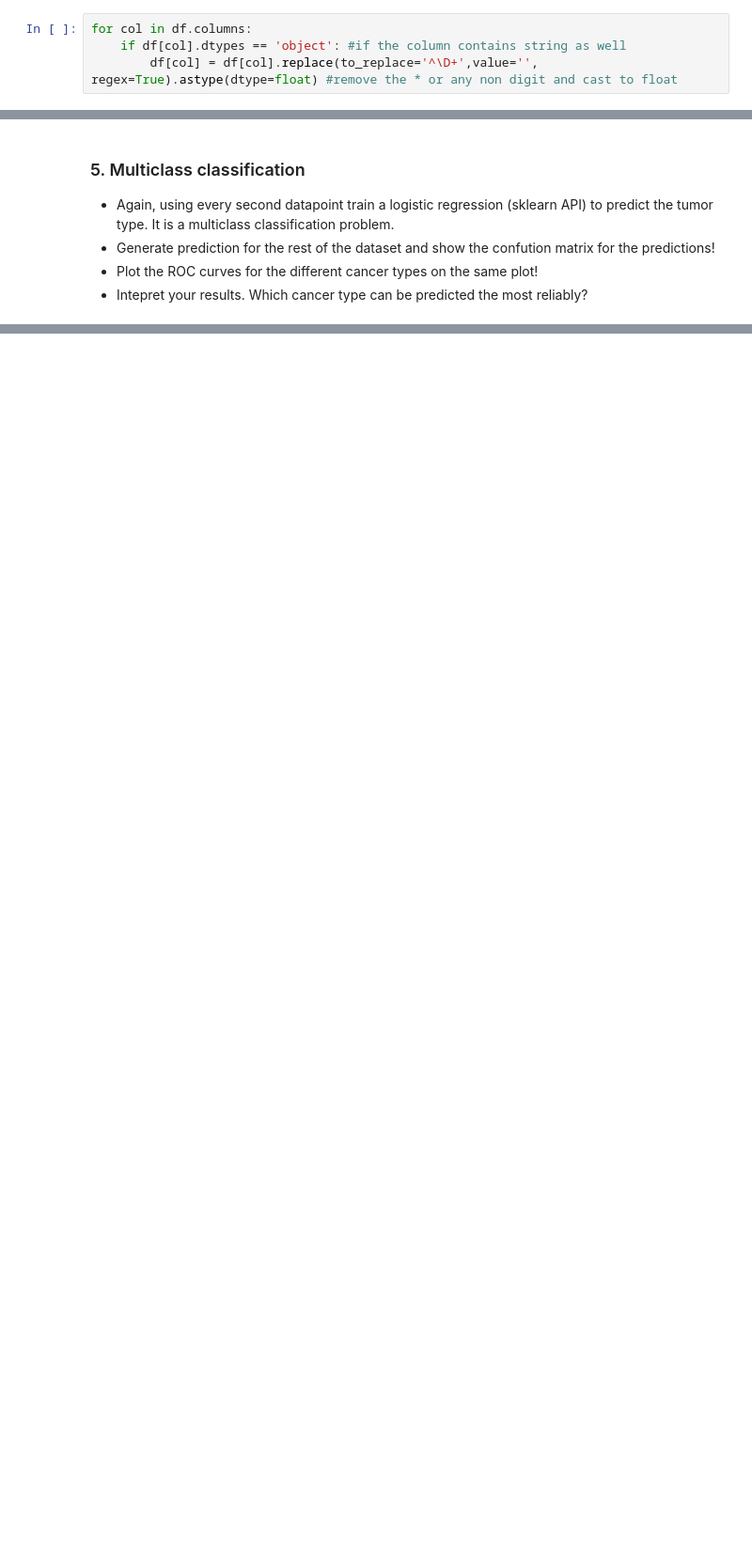
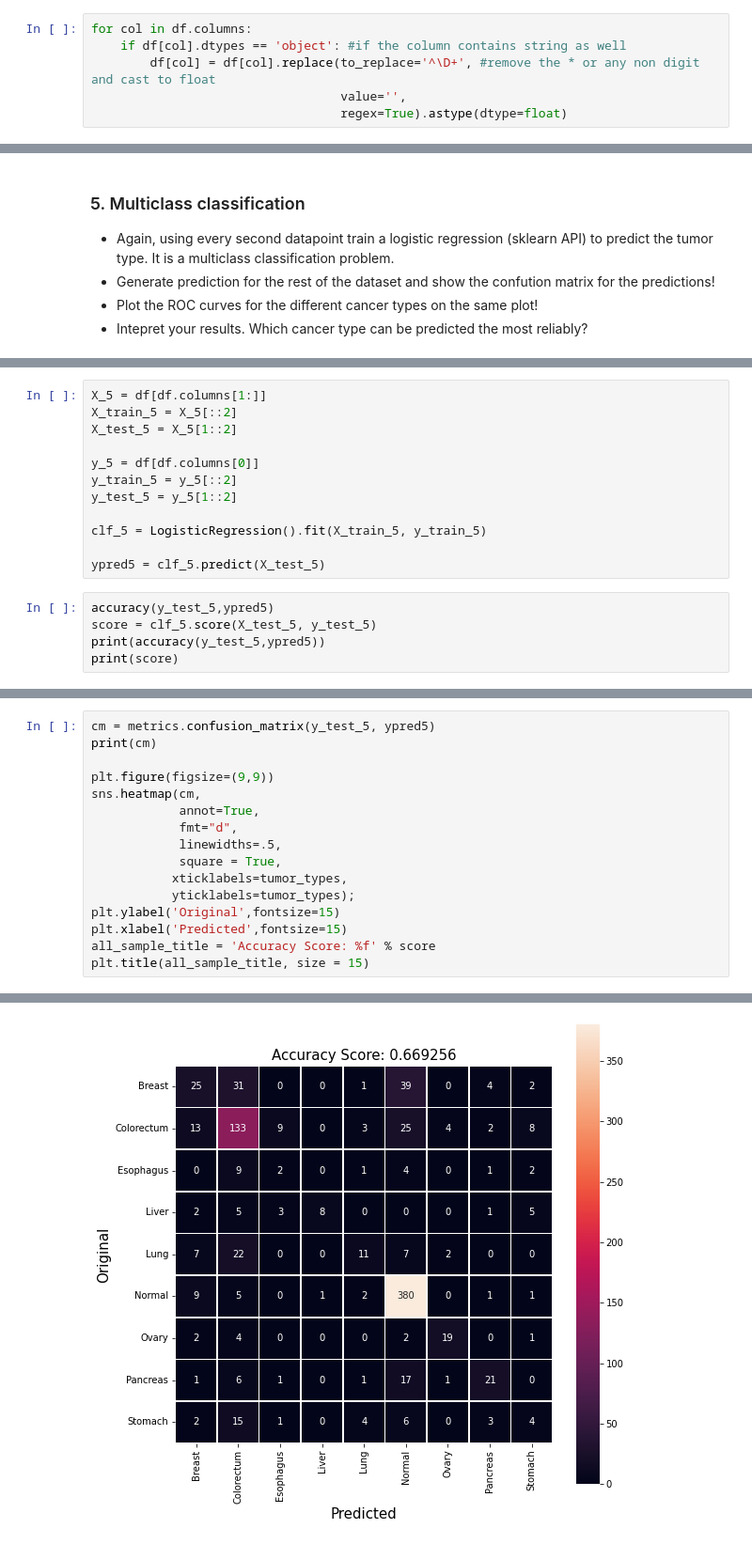
Before and after one commit to barnabasp/ML_Course, a Jupyter notebook: 5/hw5_raw.ipynb, the cells around one changed output, grey strips where cells are left out. Shown at 94% size. Drawn from its saved outputs; the diff is of its cells as text; blank space fills up the shorter version.

```diff
--- a/5/hw5_raw.ipynb
+++ b/5/hw5_raw.ipynb
@@ -122,7 +125,9 @@ memory usage: 577.6+ KB
 # %%
 for col in df.columns:
     if df[col].dtypes == 'object': #if the column contains string as well
-        df[col] = df[col].replace(to_replace='^\D+',value='', regex=True).astype(dtype=float) #remove the * or any non digit and cast to float
+        df[col] = df[col].replace(to_replace='^\D+', #remove the * or any non digit and cast to float
+                                  value='',
+                                  regex=True).astype(dtype=float)
 # %% [markdown]
 ### 2. Predict if a sample is cancerous or not
 
@@ -340,0 +339,17 @@ print(score)
+# %%
+X_5 = df[df.columns[1:]]
+X_train_5 = X_5[::2]
+X_test_5 = X_5[1::2]
+
+y_5 = df[df.columns[0]]
+y_train_5 = y_5[::2]
+y_test_5 = y_5[1::2]
+
+clf_5 = LogisticRegression().fit(X_train_5, y_train_5)
+
+ypred5 = clf_5.predict(X_test_5)
+# %%
+accuracy(y_test_5,ypred5)
+score = clf_5.score(X_test_5, y_test_5)
+print(accuracy(y_test_5,ypred5))
+print(score)
@@ -340,0 +359,17 @@ print(score)
+# %%
+cm = metrics.confusion_matrix(y_test_5, ypred5)
+print(cm)
+
+plt.figure(figsize=(9,9))
+sns.heatmap(cm,
+            annot=True,
+            fmt="d",
+            linewidths=.5,
+            square = True,
+           xticklabels=tumor_types,
+           yticklabels=tumor_types);
+plt.ylabel('Original',fontsize=15)
+plt.xlabel('Predicted',fontsize=15)
+all_sample_title = 'Accuracy Score: %f' % score
+plt.title(all_sample_title, size = 15)
+# %% [output]
@@ -341 +386,2 @@ print(score)
+[figure, added]
 # %%
```
Also changed, not shown: parts of 20 cells of this notebook.
